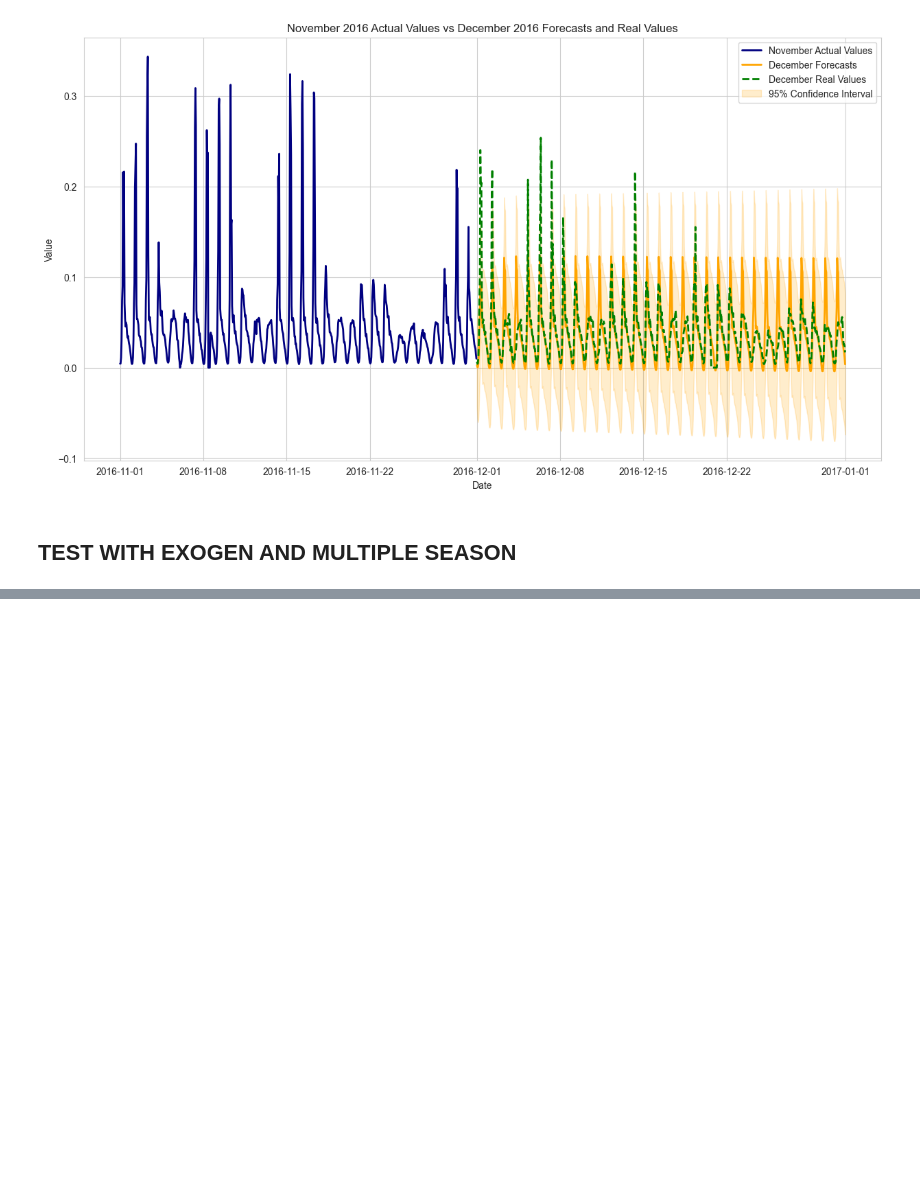
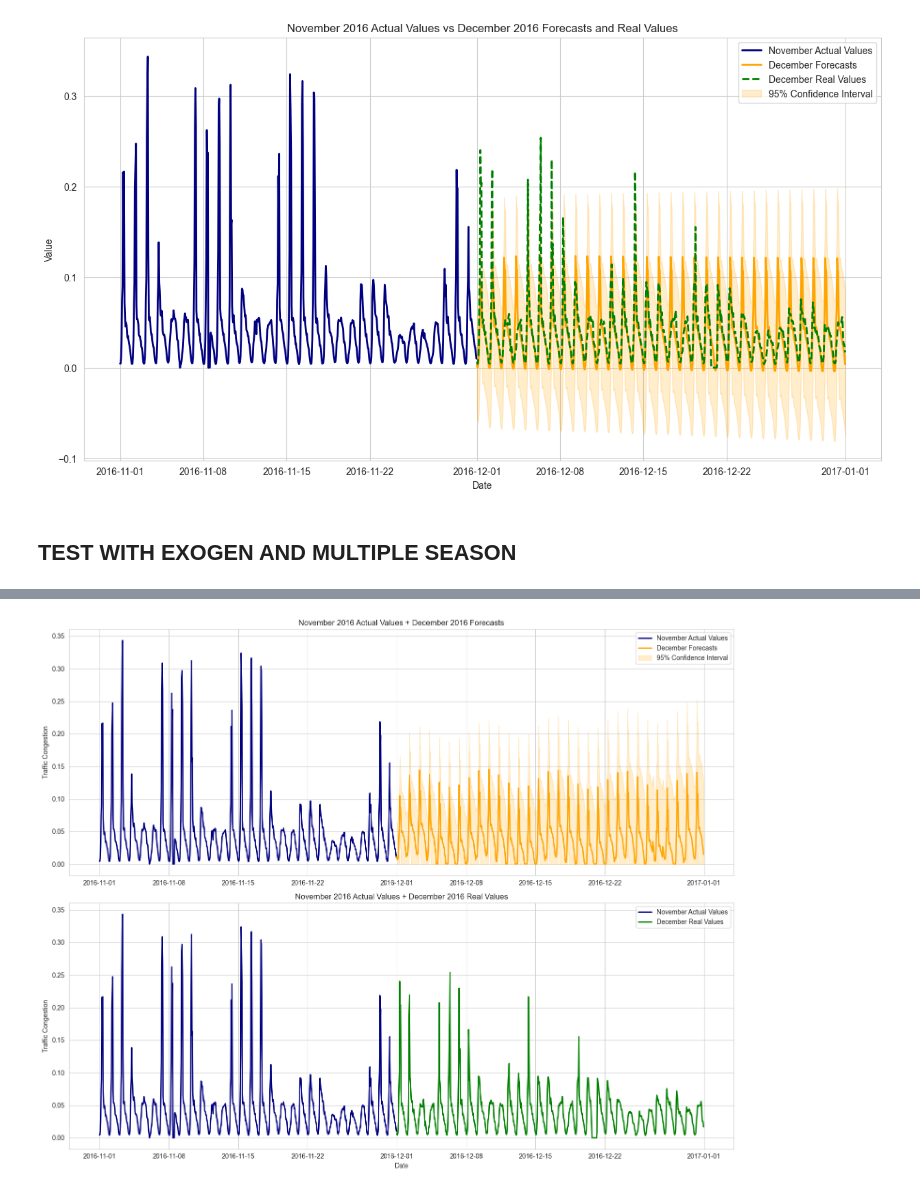
Before and after one commit to alexcri90/Project_TimeSeries, a Jupyter notebook: Notebook.ipynb, the cells around one changed output, grey strips where cells are left out. Cells and saved outputs as stored; diff of their text form; code cells hidden in the pictures; blank space fills up the shorter version.

```diff
--- a/Notebook.ipynb
+++ b/Notebook.ipynb
@@ -1535,0 +1575,92 @@ Included features: ['daily_sin_1', 'daily_cos_1', 'daily_sin_2', 'daily_cos_2',
+# %%
+# Cell 23 (NEW) - Create separate plots for forecasts and real values
+def plot_separate_comparisons(df, forecast_csv, solution_path):
+    """
+    Create two separate plots:
+    1. November actuals + December forecasts
+    2. November actuals + December real values
+
+    Colors chosen for colorblind visibility:
+    - November actuals: Dark Blue
+    - December forecasts: Orange
+    - December real values: Green
+    - Confidence intervals: Light Orange shading
+    """
+    # Read data files
+    forecasts = pd.read_csv(forecast_csv)
+    forecasts['datetime'] = pd.to_datetime(forecasts['datetime'])
+
+    solution = pd.read_csv(solution_path)
+    solution.index = pd.date_range(start='2016-12-01',
+                                 periods=len(solution),
+                                 freq='H')
+
+    # Get November data
+    november_start = '2016-11-01'
+    november_end = '2016-11-30 23:00:00'
+    november_data = df.loc[november_start:november_end]
+
+    # Create figure with two subplots
+    fig, (ax1, ax2) = plt.subplots(2, 1, figsize=(15, 12), dpi=100)
+
+    # Plot 1: November + December Forecasts
+    ax1.plot(november_data.index, november_data['X'],
+            label='November Actual Values',
+            color='#000080',  # Dark Blue
+            linewidth=2)
+
+    december_dates = pd.date_range(start='2016-12-01', periods=len(forecasts), freq='H')
+    ax1.plot(december_dates, forecasts['ARIMA_forecast'],
+            label='December Forecasts',
+            color='#FFA500',  # Orange
+            linewidth=2)
+
+    ax1.fill_between(december_dates,
+                    forecasts['ARIMA_lower'],
+                    forecasts['ARIMA_upper'],
+                    color='#FFA500',  # Orange
+                    alpha=0.2,
+                    label='95% Confidence Interval')
+
+    ax1.set_title('November 2016 Actual Values + December 2016 Forecasts')
+    ax1.set_ylabel('Traffic Congestion')
+    ax1.grid(True)
+    ax1.legend()
+
+    # Plot 2: November + December Real Values
+    ax2.plot(november_data.index, november_data['X'],
+            label='November Actual Values',
+            color='#000080',  # Dark Blue
+            linewidth=2)
+
+    ax2.plot(solution.index, solution['X'],
+            label='December Real Values',
+            color='#008000',  # Green
+            linewidth=2)
+
+    ax2.set_title('November 2016 Actual Values + December 2016 Real Values')
+    ax2.set_ylabel('Traffic Congestion')
+    ax2.set_xlabel('Date')
+    ax2.grid(True)
+    ax2.legend()
+
+    # Adjust layout and display
+    plt.tight_layout()
+
+    # Print comparison statistics
+    print("\nForecast Error Metrics:")
+    mae = mean_absolute_error(solution['X'], forecasts['ARIMA_forecast'])
+    rmse = np.sqrt(mean_squared_error(solution['X'], forecasts['ARIMA_forecast']))
+    print(f"MAE: {mae:.4f}")
+    print(f"RMSE: {rmse:.4f}")
+
+    plt.show()
+
+# Execute the plot
+solution_path = os.path.join('solution', 't2_solution.csv')
+if os.path.exists('arima_forecasts_efficient.csv') and os.path.exists(solution_path):
+    print("Plotting separate comparisons...")
+    plot_separate_comparisons(df, 'arima_forecasts_efficient.csv', solution_path)
+else:
+    print("Missing required files. Please check both forecast and solution files exist.")
+# %% [output]
@@ -1535,0 +1672 @@ Included features: ['daily_sin_1', 'daily_cos_1', 'daily_sin_2', 'daily_cos_2',
+[figure, added]
```
Also changed, not shown: parts of 8 cells of this notebook, 2 other files.
